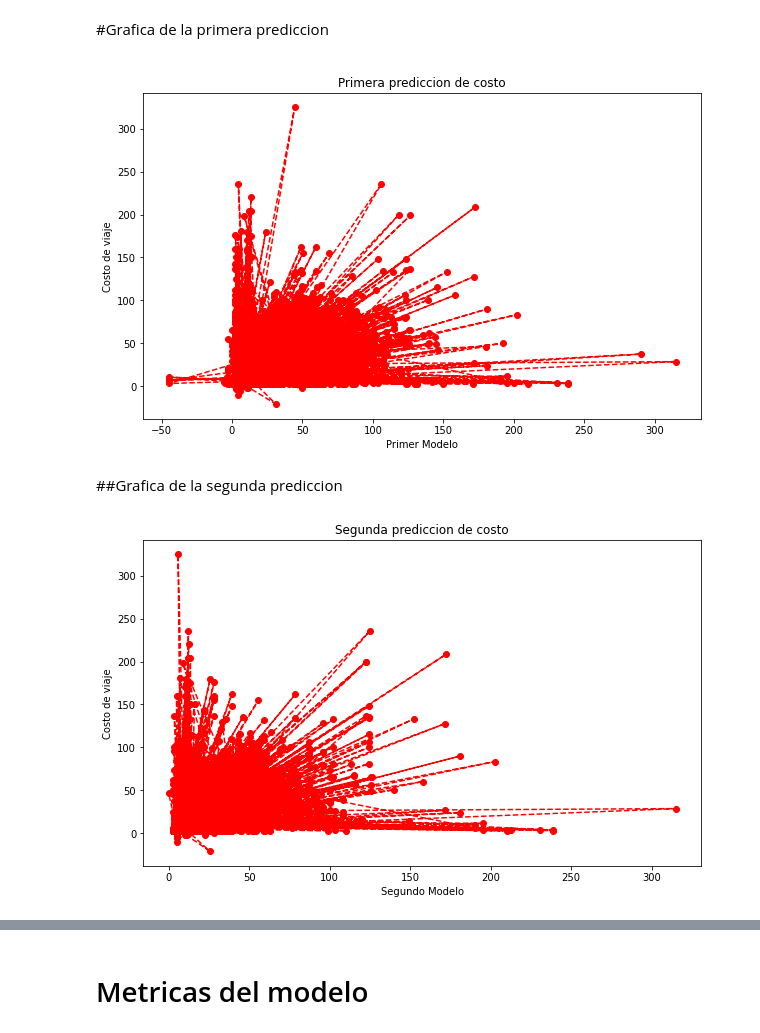
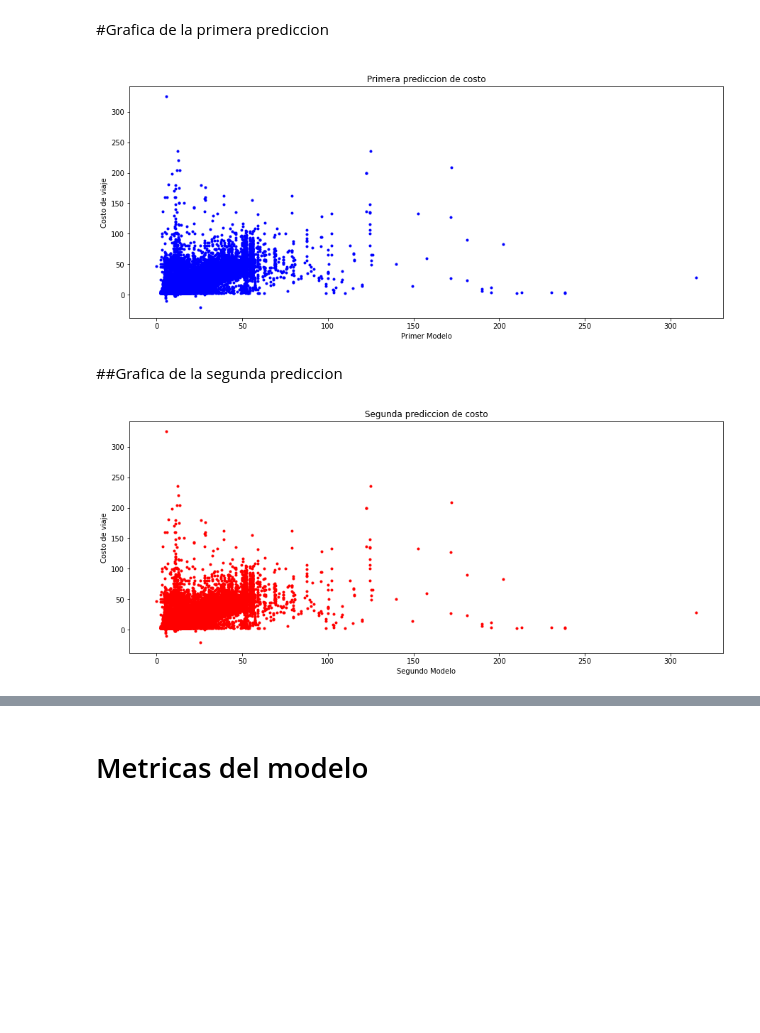
Before and after one commit to Roberto-Cerna/Predicting-Fare-Amount-From-Taxis, a Jupyter notebook: PC_2.ipynb, the cells around one changed output, grey strips where cells are left out. Cells and saved outputs as stored; diff of their text form; code cells hidden in the pictures; blank space fills up the shorter version.

```diff
--- a/PC_2.ipynb
+++ b/PC_2.ipynb
@@ -15,9 +15,9 @@ import pandas as pd
 # Utilizando google colab ruta Franz
 #data = pd.read_csv('/content/drive/MyDrive/IA_PC2/train.csv', chunksize=1000000 , index_col=0)
 # Utilizando google colab ruta Abel
-#data = pd.read_csv('/content/drive/MyDrive/IA_PC2/train.csv', chunksize=1000000 , index_col=0)
+data = pd.read_csv('/content/drive/MyDrive/IA_PC2/train.csv', chunksize=1000000 , index_col=0)
 # Utilizando google colab ruta Eros
-data = pd.read_csv('/content/drive/MyDrive/IA-PC2/train.csv', chunksize=1000000 , index_col=0)
+#data = pd.read_csv('/content/drive/MyDrive/IA-PC2/train.csv', chunksize=1000000 , index_col=0)
 # Desde local (jupyter notebook)
 #data = pd.read_csv('train.csv', chunksize=42000000)
 # %%
@@ -348,30 +348,31 @@ import matplotlib.pyplot as plt
 
 >
 # %%
-plt.figure(figsize=(10,6))
+plt.figure(figsize=(15,6))
 
-x = y1
-y = y_test
+x_1 = y1
+y_1 = y_test
 
-plt.plot(x , y , marker='o', linestyle='--', color='r')
+
+plt.scatter(x , y , marker='.', color='b')
 plt.xlabel("Primer Modelo")
 plt.ylabel("Costo de viaje")
 plt.title("Primera prediccion de costo")
 plt.show()
 # %% [output]
-[figure, old version]
+[figure, new version]
 # %% [markdown]
 ##Grafica de la segunda prediccion
 # %%
-plt.figure(figsize=(10,6))
+plt.figure(figsize=(15,6))
 
-x = y2
-y = y_test
+x_2 = y2
+y_2 = y_test
 
-plt.plot(x , y , marker='o', linestyle='--', color='r')
+plt.scatter(x , y , marker='.', color='r')
 plt.xlabel("Segundo Modelo")
 plt.ylabel("Costo de viaje")
 plt.title("Segunda prediccion de costo")
 plt.show()
 # %% [output]
-[figure, old version]
+[figure, new version]
```
Also changed, not shown: parts of 3 cells of this notebook.
